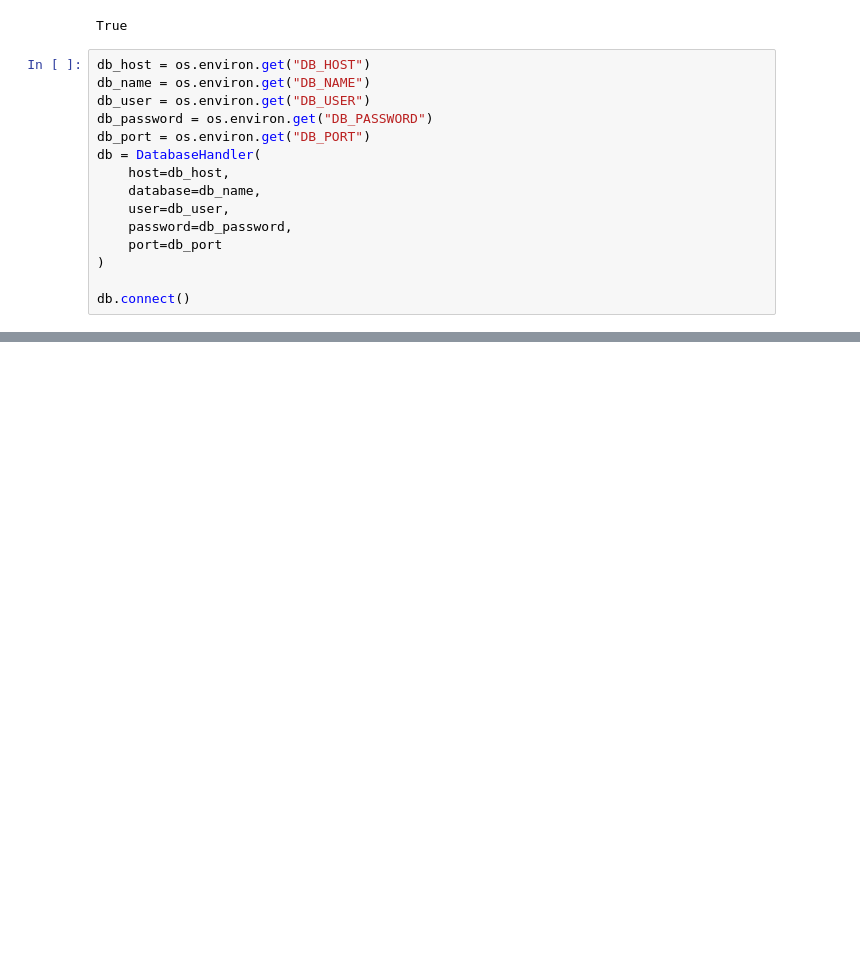
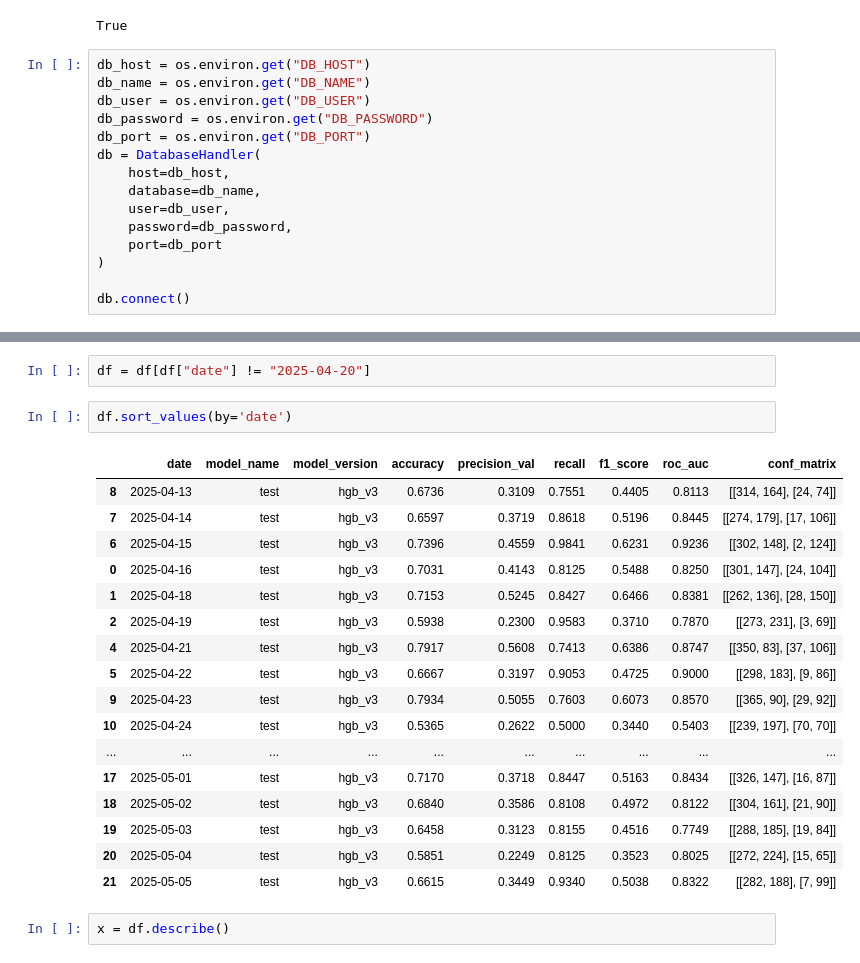
Before and after one commit to teampds2025/Practice_2, a Jupyter notebook: notebooks/3. Finalize and Deploy/daily_metrics.ipynb, the cells around one changed output, grey strips where cells are left out. Drawn from its saved outputs; the diff is of its cells as text; blank space fills up the shorter version.

```diff
--- a/notebooks/3. Finalize and Deploy/daily_metrics.ipynb
+++ b/notebooks/3. Finalize and Deploy/daily_metrics.ipynb
@@ -49,0 +59,24 @@ df
+# %%
+df = df[df["date"] != "2025-04-20"]
+# %%
+df.sort_values(by='date')
+# %% [output]
+|  | date | model_name | model_version | accuracy | precision_val | recall | f1_score | roc_auc | conf_matrix |
+| 8 | 2025-04-13 | test | hgb_v3 | 0.6736 | 0.3109 | 0.7551 | 0.4405 | 0.8113 | [[314, 164], [24, 74]] |
+| 7 | 2025-04-14 | test | hgb_v3 | 0.6597 | 0.3719 | 0.8618 | 0.5196 | 0.8445 | [[274, 179], [17, 106]] |
+| 6 | 2025-04-15 | test | hgb_v3 | 0.7396 | 0.4559 | 0.9841 | 0.6231 | 0.9236 | [[302, 148], [2, 124]] |
+| 0 | 2025-04-16 | test | hgb_v3 | 0.7031 | 0.4143 | 0.8125 | 0.5488 | 0.8250 | [[301, 147], [24, 104]] |
+| 1 | 2025-04-18 | test | hgb_v3 | 0.7153 | 0.5245 | 0.8427 | 0.6466 | 0.8381 | [[262, 136], [28, 150]] |
+| 2 | 2025-04-19 | test | hgb_v3 | 0.5938 | 0.2300 | 0.9583 | 0.3710 | 0.7870 | [[273, 231], [3, 69]] |
+| 4 | 2025-04-21 | test | hgb_v3 | 0.7917 | 0.5608 | 0.7413 | 0.6386 | 0.8747 | [[350, 83], [37, 106]] |
+| 5 | 2025-04-22 | test | hgb_v3 | 0.6667 | 0.3197 | 0.9053 | 0.4725 | 0.9000 | [[298, 183], [9, 86]] |
+| 9 | 2025-04-23 | test | hgb_v3 | 0.7934 | 0.5055 | 0.7603 | 0.6073 | 0.8570 | [[365, 90], [29, 92]] |
+| 10 | 2025-04-24 | test | hgb_v3 | 0.5365 | 0.2622 | 0.5000 | 0.3440 | 0.5403 | [[239, 197], [70, 70]] |
+| ... | ... | ... | ... | ... | ... | ... | ... | ... | ... |
+| 17 | 2025-05-01 | test | hgb_v3 | 0.7170 | 0.3718 | 0.8447 | 0.5163 | 0.8434 | [[326, 147], [16, 87]] |
+| 18 | 2025-05-02 | test | hgb_v3 | 0.6840 | 0.3586 | 0.8108 | 0.4972 | 0.8122 | [[304, 161], [21, 90]] |
+| 19 | 2025-05-03 | test | hgb_v3 | 0.6458 | 0.3123 | 0.8155 | 0.4516 | 0.7749 | [[288, 185], [19, 84]] |
+| 20 | 2025-05-04 | test | hgb_v3 | 0.5851 | 0.2249 | 0.8125 | 0.3523 | 0.8025 | [[272, 224], [15, 65]] |
+| 21 | 2025-05-05 | test | hgb_v3 | 0.6615 | 0.3449 | 0.9340 | 0.5038 | 0.8322 | [[282, 188], [7, 99]] |
+# %%
+x = df.describe()
```
Also changed, not shown: parts of 7 cells of this notebook.
